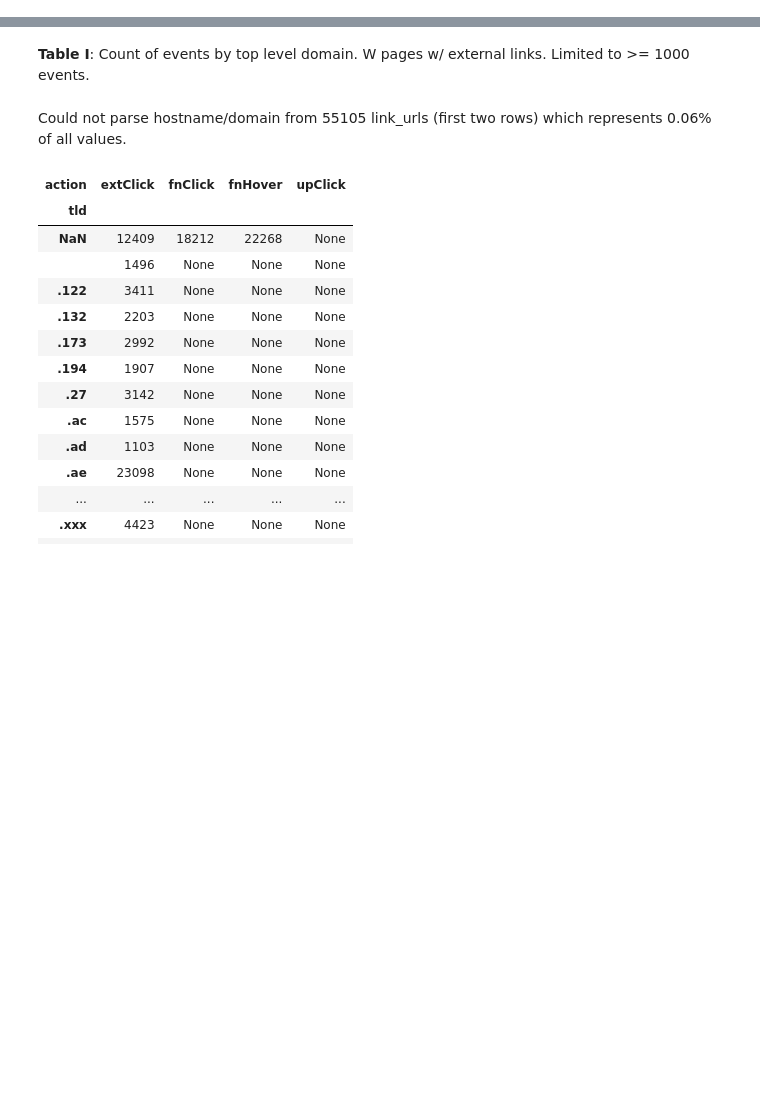
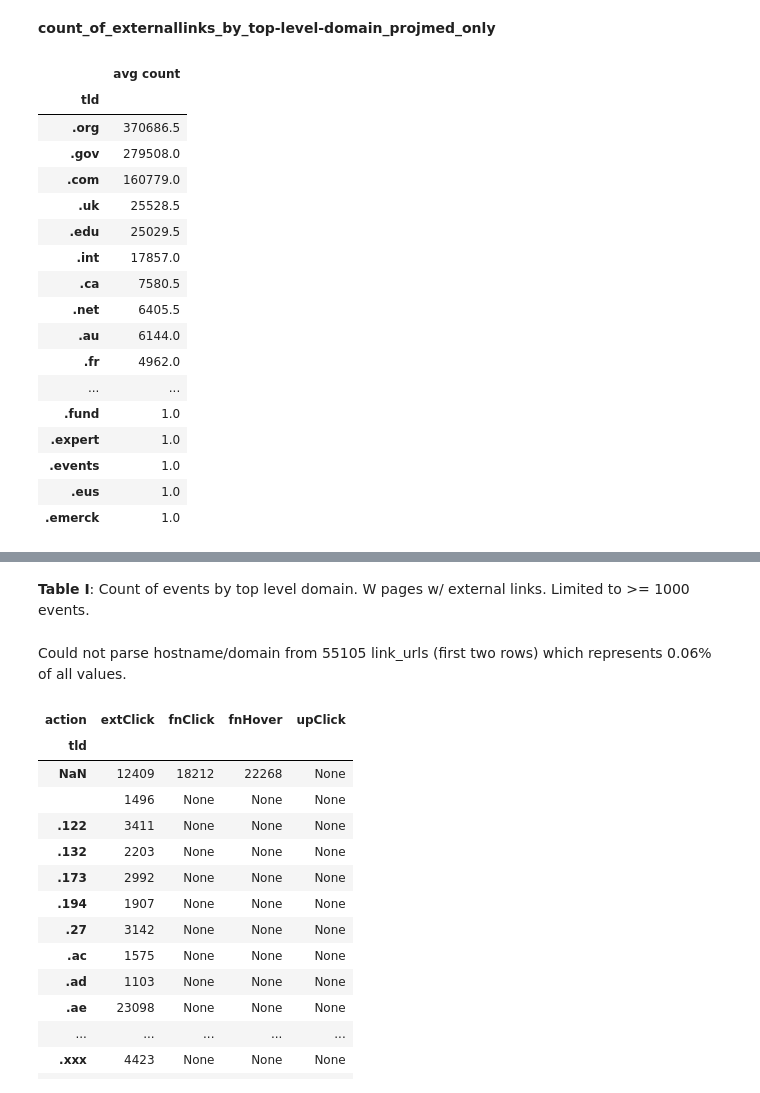
Before and after one commit to elifesciences-publications/wiki-citation-usage, a Jupyter notebook: top-level-domains.ipynb, the cells around one changed output, grey strips where cells are left out. Drawn from its saved outputs; the diff is of its cells as text; code cells hidden in the pictures; blank space fills up the shorter version.

```diff
--- a/top-level-domains.ipynb
+++ b/top-level-domains.ipynb
@@ -8,0 +57,27 @@ pd.options.display.max_rows=10000
+# %%
+report = 'count_of_externallinks_by_top-level-domain_projmed_only'
+display(Markdown("**"+report+"**"))
+merged = merge_reports(report)
+df = pd.DataFrame(merged.groupby('tld').agg(['mean'])['num_links']['mean'].sort_values(ascending=False))
+df.rename(columns={'mean':'avg count'}, inplace=True)
+df
+# %% [output]
+**count_of_externallinks_by_top-level-domain_projmed_only**
+|  | avg count |
+| tld |  |
+| .org | 370686.5 |
+| .gov | 279508.0 |
+| .com | 160779.0 |
+| .uk | 25528.5 |
+| .edu | 25029.5 |
+| .int | 17857.0 |
+| .ca | 7580.5 |
+| .net | 6405.5 |
+| .au | 6144.0 |
+| .fr | 4962.0 |
+| ... | ... |
+| .fund | 1.0 |
+| .expert | 1.0 |
+| .events | 1.0 |
+| .eus | 1.0 |
+| .emerck | 1.0 |
```
Also changed, not shown: parts of 12 cells of this notebook.
